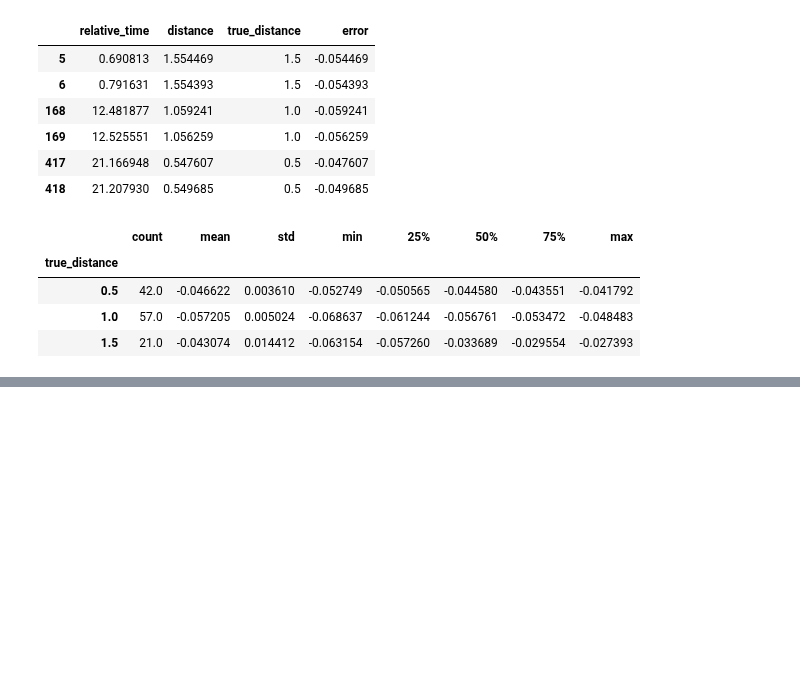
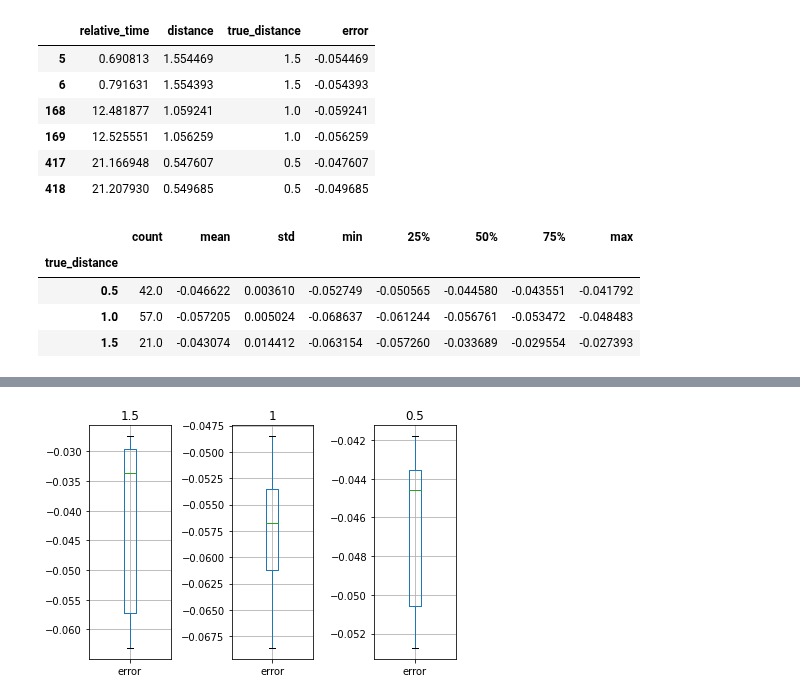
Before and after one commit to hakanErgin/apriltag_test_bench, a Jupyter notebook: test_pipeline/scripts/eda_distance.ipynb, the cells around one changed output, grey strips where cells are left out. Cells and saved outputs as stored; diff of their text form; code cells hidden in the pictures; blank space fills up the shorter version.

```diff
--- a/test_pipeline/scripts/eda_distance.ipynb
+++ b/test_pipeline/scripts/eda_distance.ipynb
@@ -145,0 +166,4 @@ df_filtered_by_change.groupby(true_value).error.describe()
+# %%
+box_plotter('error')
+# %% [output]
+[figure, added]
```
Also changed, not shown: parts of 5 cells of this notebook.
